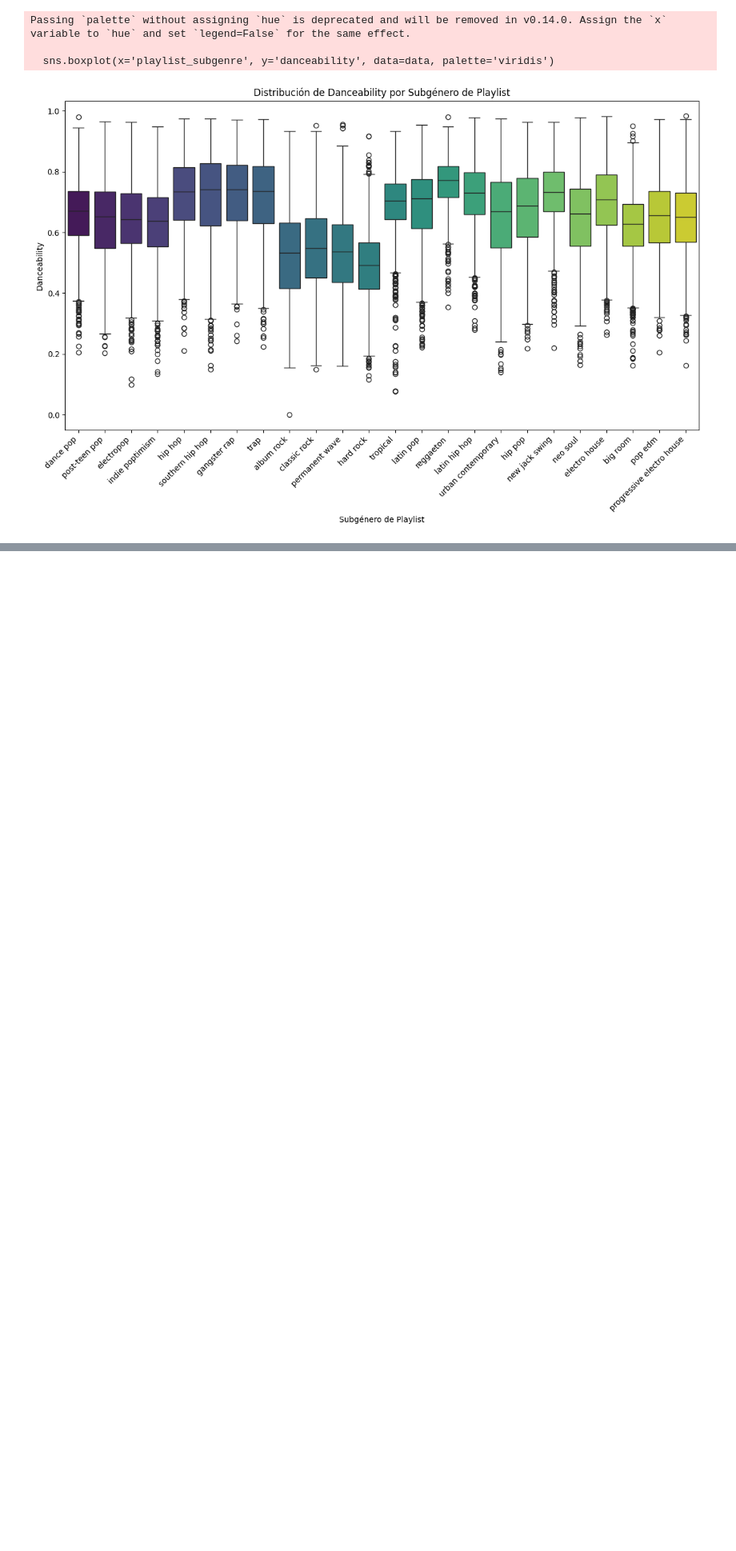
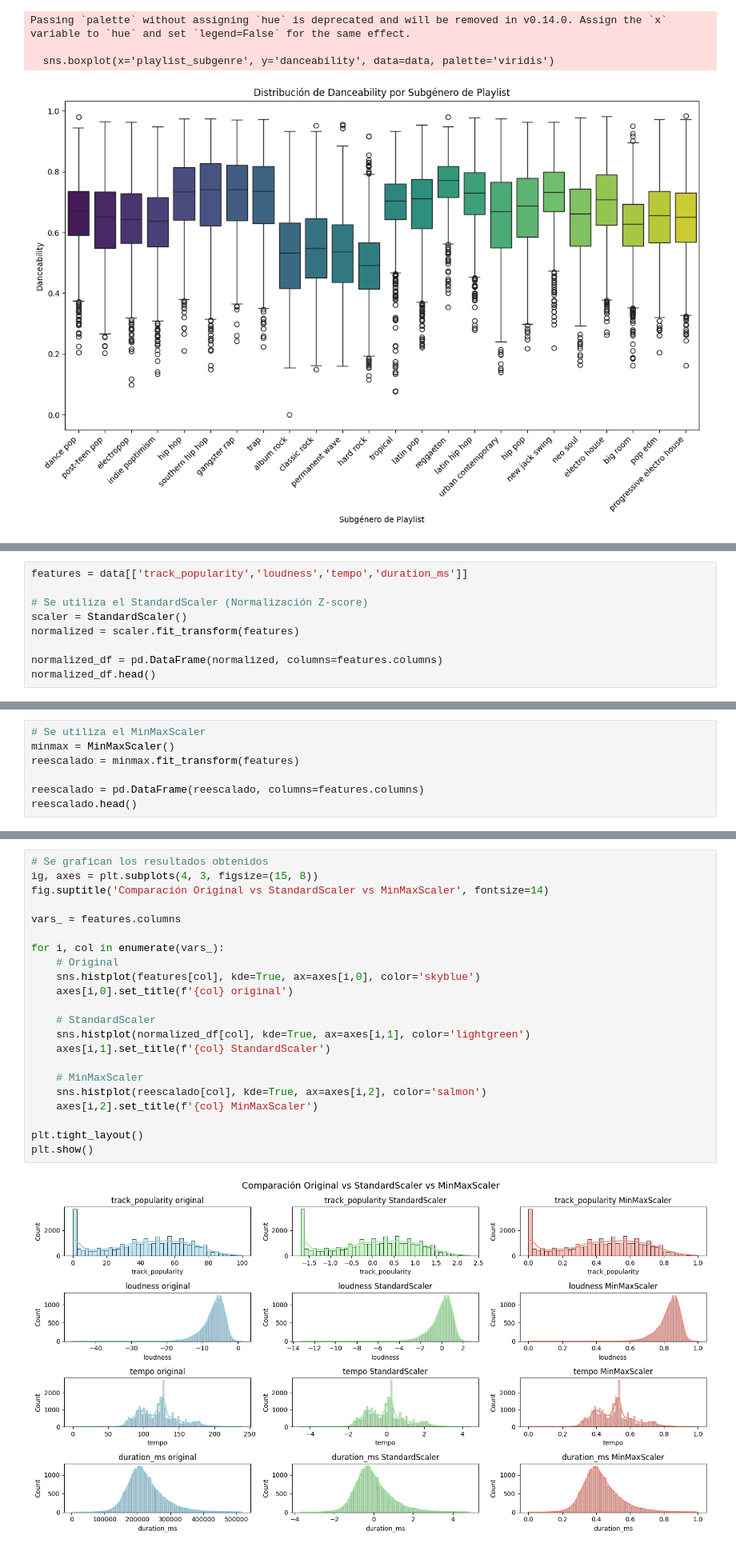
Before and after one commit to JorgeOrrego1201/TF_MetDataScience, a Jupyter notebook: TF_Spotify.ipynb, the cells around one changed output, grey strips where cells are left out. Shown: that part at 80% size. Cells and saved outputs as stored; diff of their text form; blank space fills up the shorter version.

Commit message:
added data transformation

```diff
--- a/TF_Spotify.ipynb
+++ b/TF_Spotify.ipynb
@@ -345,0 +372,9 @@ Passing `palette` without assigning `hue` is deprecated and will be removed in v
+# %%
+features = data[['track_popularity','loudness','tempo','duration_ms']]
+
+# Se utiliza el StandardScaler (Normalización Z-score)
+scaler = StandardScaler()
+normalized = scaler.fit_transform(features)
+
+normalized_df = pd.DataFrame(normalized, columns=features.columns)
+normalized_df.head()
@@ -345,0 +388,7 @@ Passing `palette` without assigning `hue` is deprecated and will be removed in v
+# %%
+# Se utiliza el MinMaxScaler
+minmax = MinMaxScaler()
+reescalado = minmax.fit_transform(features)
+
+reescalado = pd.DataFrame(reescalado, columns=features.columns)
+reescalado.head()
@@ -345,0 +402,24 @@ Passing `palette` without assigning `hue` is deprecated and will be removed in v
+# %%
+# Se grafican los resultados obtenidos
+ig, axes = plt.subplots(4, 3, figsize=(15, 8))
+fig.suptitle('Comparación Original vs StandardScaler vs MinMaxScaler', fontsize=14)
+
+vars_ = features.columns
+
+for i, col in enumerate(vars_):
+    # Original
+    sns.histplot(features[col], kde=True, ax=axes[i,0], color='skyblue')
+    axes[i,0].set_title(f'{col} original')
+
+    # StandardScaler
+    sns.histplot(normalized_df[col], kde=True, ax=axes[i,1], color='lightgreen')
+    axes[i,1].set_title(f'{col} StandardScaler')
+
+    # MinMaxScaler
+    sns.histplot(reescalado[col], kde=True, ax=axes[i,2], color='salmon')
+    axes[i,2].set_title(f'{col} MinMaxScaler')
+
+plt.tight_layout()
+plt.show()
+# %% [output]
+[figure, added]
```
Also changed, not shown: parts of 8 cells of this notebook.
